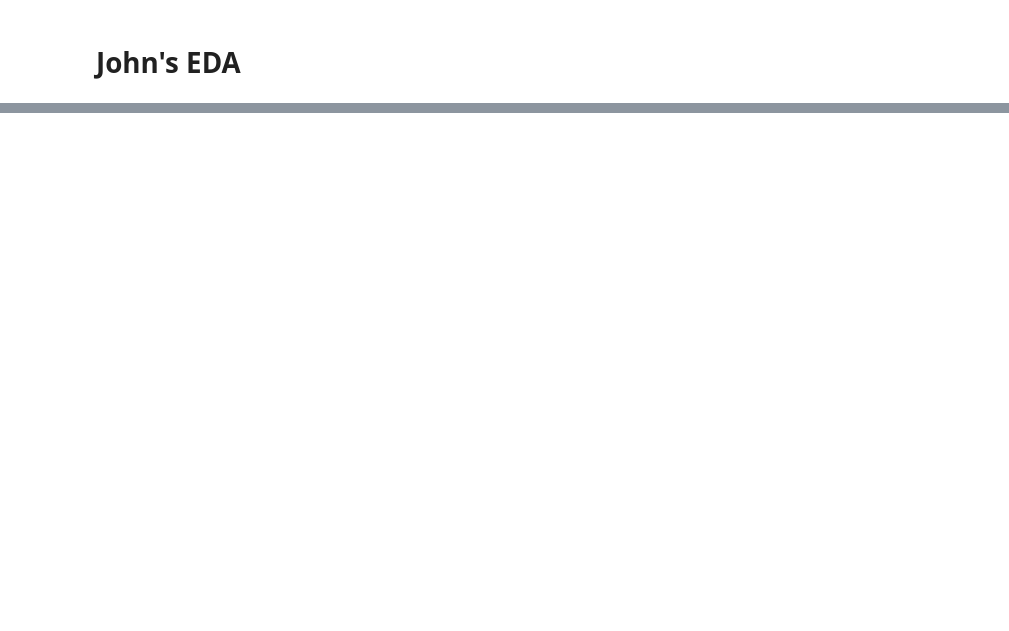
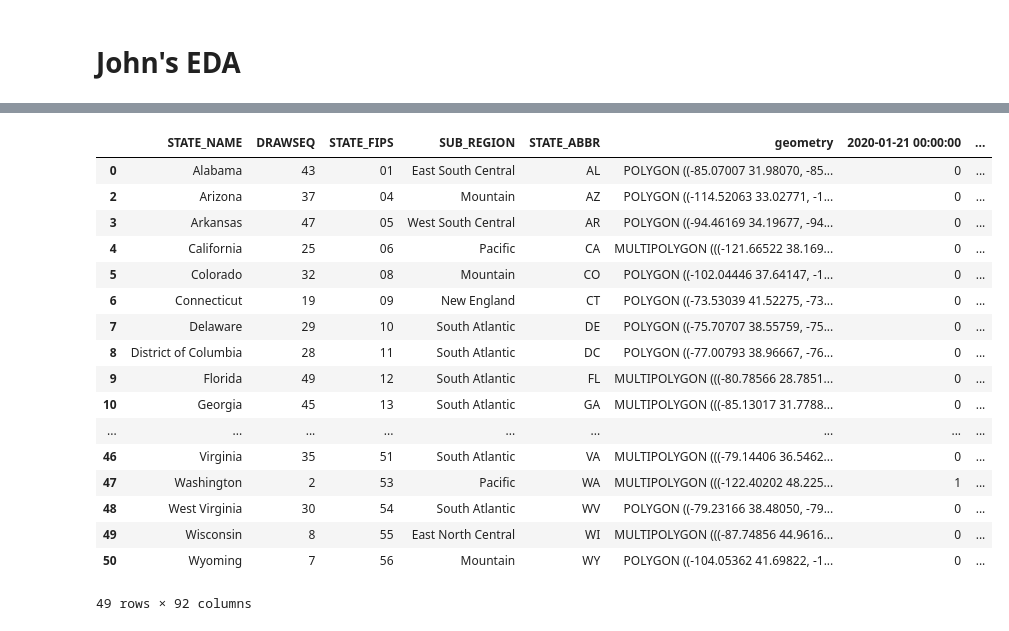
Before and after one commit to CSJohnLee/COVID19_Project, a Jupyter notebook: Lee_EDA.ipynb, the cells around one changed output, grey strips where cells are left out. Cells and saved outputs as stored; diff of their text form; code cells hidden in the pictures; blank space fills up the shorter version.

```diff
--- a/Lee_EDA.ipynb
+++ b/Lee_EDA.ipynb
@@ -251,0 +359,21 @@ axs.xaxis.set_major_locator(plt.MaxNLocator(5))
+# %%
+#Prep cases/deaths dataframe for animation plot
+df1.index = df1.date              #set date as index
+df1 = df1.drop(['date'], axis=1)  #drop extra date column that is not the index
+#df1.head()
+
+df2.index = df2.date              #set date as index
+df2 = df2.drop(['date'], axis=1)  #drop extra date column that is not the index
+#df2.head()
+
+#Transpose data to plot rows separately
+df1t = df1.T
+df2t = df2.T
+#dft1.head()
+#dft2.head()
+
+#Sort data by date
+df1ts=df1t.sort_index()
+df2ts=df2t.sort_index()
+#df1ts.head()
+#df2ts.head()
@@ -251,0 +390,9 @@ axs.xaxis.set_major_locator(plt.MaxNLocator(5))
+# %%
+#import modules for map
+import geopandas as gpd
+import shapefile as shp
+
+# read in .shp file for US map
+usa_map = gpd.read_file('.\states_21basic\states.shp')
+usa_map = usa_map.sort_values(by="STATE_NAME")
+usa_map
@@ -251,0 +417,32 @@ axs.xaxis.set_major_locator(plt.MaxNLocator(5))
+# %%
+# merge map and Covid dataframes
+#covid_map = pd.merge(df1ts,usa_map, how='left', left_on=df1ts.index, right_on=['STATE_NAME'])
+#covid_map = covid_map.dropna()
+
+covid_map = pd.merge(usa_map,df1ts, how='left', left_on=['STATE_NAME'], right_on=df1ts.index)
+covid_map = covid_map.dropna()
+
+# remove Alaska and Hawaii
+covid_map = covid_map [covid_map.STATE_ABBR != 'HI']
+covid_map = covid_map [covid_map.STATE_ABBR != 'AK']
+
+covid_map
+# %% [output]
+|  | STATE_NAME | DRAWSEQ | STATE_FIPS | SUB_REGION | STATE_ABBR | geometry | 2020-01-21 00:00:00 | ... |
+| 0 | Alabama | 43 | 01 | East South Central | AL | POLYGON ((-85.07007 31.98070, -85... | 0 | ... |
+| 2 | Arizona | 37 | 04 | Mountain | AZ | POLYGON ((-114.52063 33.02771, -1... | 0 | ... |
+| 3 | Arkansas | 47 | 05 | West South Central | AR | POLYGON ((-94.46169 34.19677, -94... | 0 | ... |
+| 4 | California | 25 | 06 | Pacific | CA | MULTIPOLYGON (((-121.66522 38.169... | 0 | ... |
+| 5 | Colorado | 32 | 08 | Mountain | CO | POLYGON ((-102.04446 37.64147, -1... | 0 | ... |
+| 6 | Connecticut | 19 | 09 | New England | CT | POLYGON ((-73.53039 41.52275, -73... | 0 | ... |
+| 7 | Delaware | 29 | 10 | South Atlantic | DE | POLYGON ((-75.70707 38.55759, -75... | 0 | ... |
+| 8 | District of Columbia | 28 | 11 | South Atlantic | DC | POLYGON ((-77.00793 38.96667, -76... | 0 | ... |
+| 9 | Florida | 49 | 12 | South Atlantic | FL | MULTIPOLYGON (((-80.78566 28.7851... | 0 | ... |
+| 10 | Georgia | 45 | 13 | South Atlantic | GA | MULTIPOLYGON (((-85.13017 31.7788... | 0 | ... |
+| ... | ... | ... | ... | ... | ... | ... | ... | ... |
+| 46 | Virginia | 35 | 51 | South Atlantic | VA | MULTIPOLYGON (((-79.14406 36.5462... | 0 | ... |
+| 47 | Washington | 2 | 53 | Pacific | WA | MULTIPOLYGON (((-122.40202 48.225... | 1 | ... |
+| 48 | West Virginia | 30 | 54 | South Atlantic | WV | POLYGON ((-79.23166 38.48050, -79... | 0 | ... |
+| 49 | Wisconsin | 8 | 55 | East North Central | WI | MULTIPOLYGON (((-87.74856 44.9616... | 0 | ... |
+| 50 | Wyoming | 7 | 56 | Mountain | WY | POLYGON ((-104.05362 41.69822, -1... | 0 | ... |
+49 rows × 92 columns
```
Also changed, not shown: parts of 53 cells of this notebook, 4 other files.
